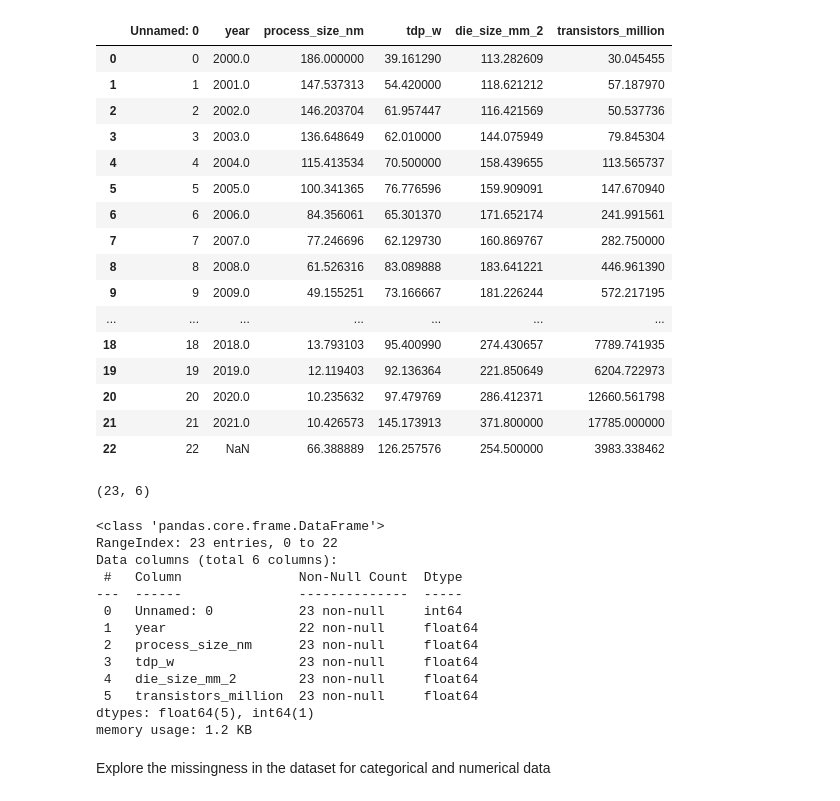
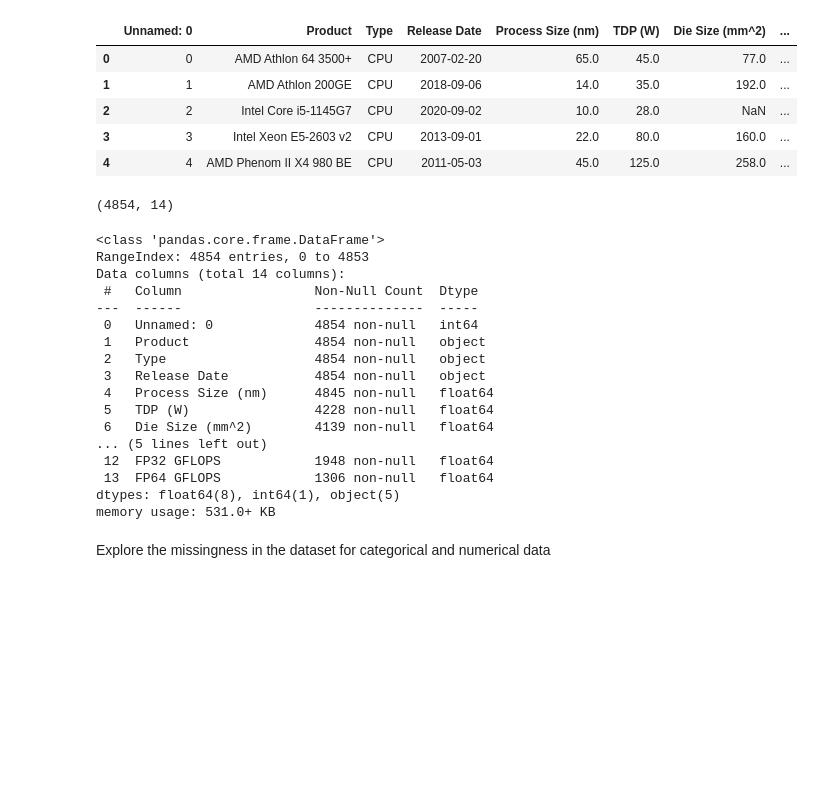
Before and after one commit to Grace02505/Machine-Learning-1-Supervised, a Jupyter notebook: Week 1 - Machine learning Data Preparation/EDA - Exploring Semi-conductors.ipynb, the cells around one changed output. Saved outputs shown, nothing was run; the diff lists cells and outputs as text; code cells hidden in the pictures; blank space fills up the shorter version.

```diff
--- a/Week 1 - Machine learning Data Preparation/EDA - Exploring Semi-conductors.ipynb
+++ b/Week 1 - Machine learning Data Preparation/EDA - Exploring Semi-conductors.ipynb
@@ -14,22 +17,0 @@ from sklearn import preprocessing
-# %%
-path = "/content/drive/MyDrive/semiconductors.csv"
-df = pd.read_csv(path)
-df
-# %% [output]
-|  | Unnamed: 0 | year | process_size_nm | tdp_w | die_size_mm_2 | transistors_million |
-| 0 | 0 | 2000.0 | 186.000000 | 39.161290 | 113.282609 | 30.045455 |
-| 1 | 1 | 2001.0 | 147.537313 | 54.420000 | 118.621212 | 57.187970 |
-| 2 | 2 | 2002.0 | 146.203704 | 61.957447 | 116.421569 | 50.537736 |
-| 3 | 3 | 2003.0 | 136.648649 | 62.010000 | 144.075949 | 79.845304 |
-| 4 | 4 | 2004.0 | 115.413534 | 70.500000 | 158.439655 | 113.565737 |
-| 5 | 5 | 2005.0 | 100.341365 | 76.776596 | 159.909091 | 147.670940 |
-| 6 | 6 | 2006.0 | 84.356061 | 65.301370 | 171.652174 | 241.991561 |
-| 7 | 7 | 2007.0 | 77.246696 | 62.129730 | 160.869767 | 282.750000 |
-| 8 | 8 | 2008.0 | 61.526316 | 83.089888 | 183.641221 | 446.961390 |
-| 9 | 9 | 2009.0 | 49.155251 | 73.166667 | 181.226244 | 572.217195 |
-| ... | ... | ... | ... | ... | ... | ... |
-| 18 | 18 | 2018.0 | 13.793103 | 95.400990 | 274.430657 | 7789.741935 |
-| 19 | 19 | 2019.0 | 12.119403 | 92.136364 | 221.850649 | 6204.722973 |
-| 20 | 20 | 2020.0 | 10.235632 | 97.479769 | 286.412371 | 12660.561798 |
-| 21 | 21 | 2021.0 | 10.426573 | 145.173913 | 371.800000 | 17785.000000 |
-| 22 | 22 | NaN | 66.388889 | 126.257576 | 254.500000 | 3983.338462 |
@@ -36,23 +22,38 @@ df
+# %%
+# path = "/content/drive/MyDrive/semiconductors.csv"
+df = pd.read_csv(r"C:\Users\ADMIN\Documents\GitHub\Machine-Learning-1---Supervised\Week 1 - Machine learning Data Preparation\chip_dataset.csv")
+df.head(5)
+# %% [output]
+|  | Unnamed: 0 | Product | Type | Release Date | Process Size (nm) | TDP (W) | Die Size (mm^2) | ... |
+| 0 | 0 | AMD Athlon 64 3500+ | CPU | 2007-02-20 | 65.0 | 45.0 | 77.0 | ... |
+| 1 | 1 | AMD Athlon 200GE | CPU | 2018-09-06 | 14.0 | 35.0 | 192.0 | ... |
+| 2 | 2 | Intel Core i5-1145G7 | CPU | 2020-09-02 | 10.0 | 28.0 | NaN | ... |
+| 3 | 3 | Intel Xeon E5-2603 v2 | CPU | 2013-09-01 | 22.0 | 80.0 | 160.0 | ... |
+| 4 | 4 | AMD Phenom II X4 980 BE | CPU | 2011-05-03 | 45.0 | 125.0 | 258.0 | ... |
 # %%
 df.shape
 # %% [output]
-(23, 6)
+(4854, 14)
 # %%
 df.info()
 # %% [output]
 <class 'pandas.core.frame.DataFrame'>
-RangeIndex: 23 entries, 0 to 22
-Data columns (total 6 columns):
- #   Column               Non-Null Count  Dtype
----  ------               --------------  -----
- 0   Unnamed: 0           23 non-null     int64
- 1   year                 22 non-null     float64
- 2   process_size_nm      23 non-null     float64
- 3   tdp_w                23 non-null     float64
- 4   die_size_mm_2        23 non-null     float64
- 5   transistors_million  23 non-null     float64
-dtypes: float64(5), int64(1)
-memory usage: 1.2 KB
+RangeIndex: 4854 entries, 0 to 4853
+Data columns (total 14 columns):
+ #   Column                 Non-Null Count  Dtype
+---  ------                 --------------  -----
+ 0   Unnamed: 0             4854 non-null   int64
+ 1   Product                4854 non-null   object
+ 2   Type                   4854 non-null   object
+ 3   Release Date           4854 non-null   object
+ 4   Process Size (nm)      4845 non-null   float64
+ 5   TDP (W)                4228 non-null   float64
+ 6   Die Size (mm^2)        4139 non-null   float64
+... (5 lines left out)
+ 12  FP32 GFLOPS            1948 non-null   float64
+ 13  FP64 GFLOPS            1306 non-null   float64
+dtypes: float64(8), int64(1), object(5)
+memory usage: 531.0+ KB
 # %% [markdown]
 Explore the missingness in the dataset for categorical and numerical data
 # %%
```
Also changed, not shown: parts of 9 cells of this notebook.
